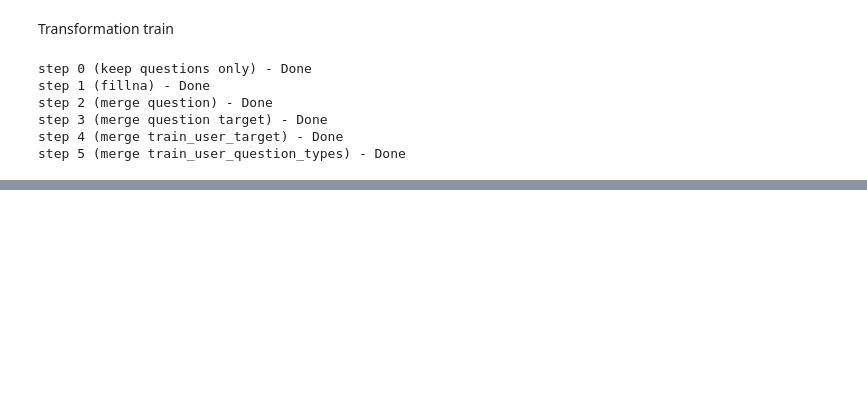
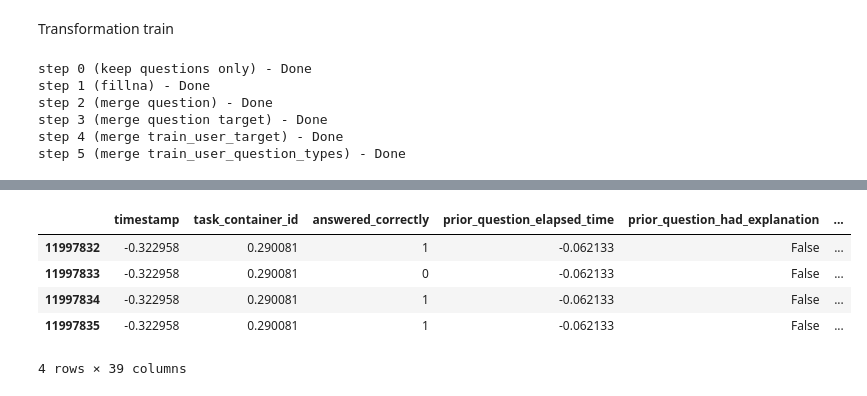
Before and after one commit to vikste/riiid-test-answer-prediction, a Jupyter notebook: riiid-test-answer-prediction.ipynb, the cells around one changed output, grey strips where cells are left out. Saved outputs shown, nothing was run; the diff lists cells and outputs as text; code cells hidden in the pictures; blank space fills up the shorter version.

```diff
--- a/riiid-test-answer-prediction.ipynb
+++ b/riiid-test-answer-prediction.ipynb
@@ -377,0 +459,9 @@ train_df.head()
+# %%
+val_df[val_df['question_mean'].isna() & (val_df['answered_correctly']!=-1)]
+# %% [output]
+|  | timestamp | task_container_id | answered_correctly | prior_question_elapsed_time | prior_question_had_explanation | ... |
+| 11997832 | -0.322958 | 0.290081 | 1 | -0.062133 | False | ... |
+| 11997833 | -0.322958 | 0.290081 | 0 | -0.062133 | False | ... |
+| 11997834 | -0.322958 | 0.290081 | 1 | -0.062133 | False | ... |
+| 11997835 | -0.322958 | 0.290081 | 1 | -0.062133 | False | ... |
+4 rows × 39 columns
```
Also changed, not shown: parts of 25 cells of this notebook.
